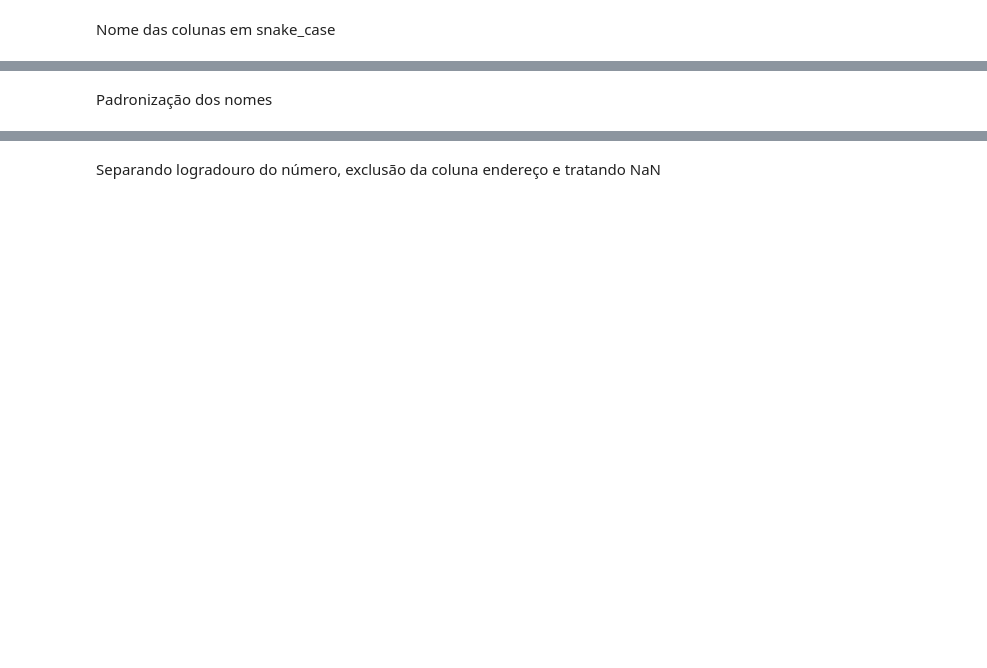
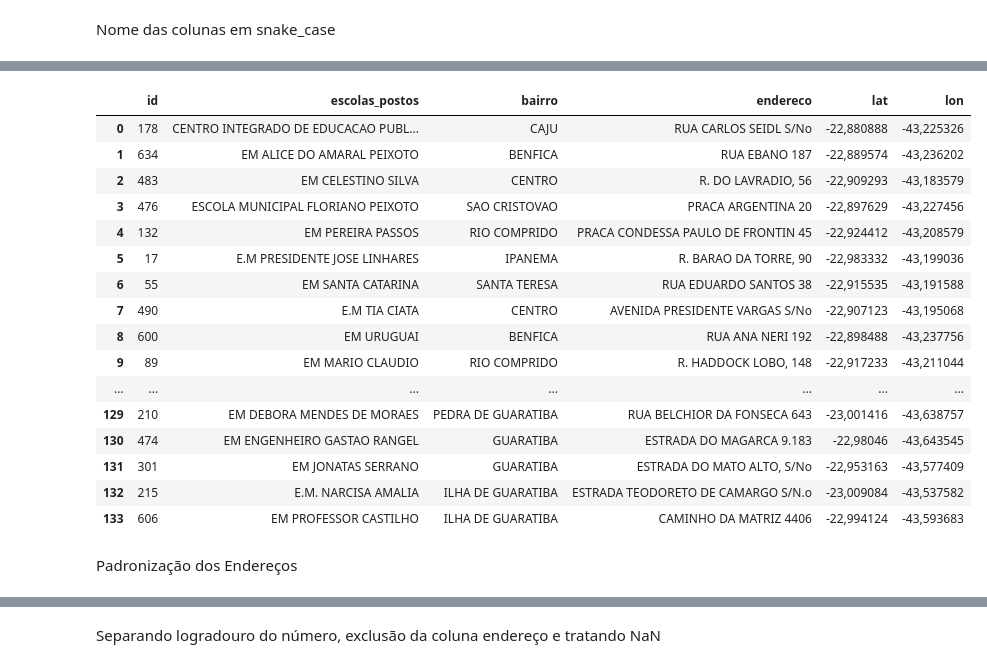
Before and after one commit to 1racosta/santander_coders, a Jupyter notebook: Técnicas de Programação/projeto_final.ipynb, the cells around one changed output, grey strips where cells are left out. Drawn from its saved outputs; the diff is of its cells as text; code cells hidden in the pictures; blank space fills up the shorter version.

```diff
--- a/Técnicas de Programação/projeto_final.ipynb
+++ b/Técnicas de Programação/projeto_final.ipynb
@@ -52,0 +202,33 @@ Todas as strings em maiúsculo
+# %%
+print('QTD de Duplicados em Lat e Lon: ')
+print(df_dados_entrega[['lat', 'lon']].duplicated().sum()) # 16 linhas duplicados lat e lon
+df_dados_entrega.drop_duplicates(subset=['lat', 'lon'], inplace=True)
+print('QTD de Duplicados Após Remoção de Duplicados em Lat e Lon: ')
+print(df_dados_entrega[['lat', 'lon']].duplicated().sum())
+
+print('QTD de Duplicados em ID: ')
+print(df_dados_entrega['id'].duplicated().sum()) # Existe 1 Duplicado em ID que não é Duplicados em Lat e Lon
+print(df_dados_entrega[df_dados_entrega[['id']].duplicated()]) #ID 413 Duplicado
+
+# Verificando as linhas dos IDs duplicados:
+print(df_dados_entrega[df_dados_entrega["id"] == 413])
+
+# Os IDs duplicados são realmente a mesma escola, porém estão com diferença na Latitude.
+# Está faltando o número 9 depois da vírgula na Latitude (Linha 15)
+# Pesquisamos no google qual Latitude era a correta (Latitude com o 9 é a correta - Linha 14)
+# Decisão: Remover a Linha Duplicada que está faltando o número 9 -> Remover Linha 15:
+
+# REMOVENDO A LINHA 15 E RESETANDO O INDEX:
+
+df_dados_entrega = df_dados_entrega.drop(15)
+df_dados_entrega.reset_index(drop=True, inplace=True)
+print(df_dados_entrega[df_dados_entrega["id"] == 413]) # Conferindo se removeu a duplicada de ID
+
+
+# Material Didático não possui Duplicados em ID:
+print('ID Duplicados no Material Didático:')
+print(df_material_didatico['id'].duplicated().sum()) # nenhuma linha de ID duplicada
+
+# Para Visualizar o DF
+pd.set_option('display.max_columns', None)
+pd.set_option('display.max_rows', None)
@@ -53,10 +253,24 @@ Todas as strings em maiúsculo
 # %%
-
-df_dados_entrega.loc[:, 'endereço '] = df_dados_entrega['endereço '].str.upper()
-df_subprefeituras.loc[:, 'nome'] = df_subprefeituras['nome'].str.upper()
-df_subprefeituras.loc[:, 'subprefeitura'] = df_subprefeituras['subprefeitura'].str.upper()
-# pd.set_option('display.max_columns', None)
-# pd.set_option('display.max_rows', None)
-# df_dados_entrega
+pd.set_option('display.max_columns', None)
+pd.set_option('display.max_rows', None)
+df_dados_entrega
+# %% [output]
+|  | id | escolas_postos | bairro | endereco | lat | lon |
+| 0 | 178 | CENTRO INTEGRADO DE EDUCACAO PUBL... | CAJU | RUA CARLOS SEIDL S/No | -22,880888 | -43,225326 |
+| 1 | 634 | EM ALICE DO AMARAL PEIXOTO | BENFICA | RUA EBANO 187 | -22,889574 | -43,236202 |
+| 2 | 483 | EM CELESTINO SILVA | CENTRO | R. DO LAVRADIO, 56 | -22,909293 | -43,183579 |
+| 3 | 476 | ESCOLA MUNICIPAL FLORIANO PEIXOTO | SAO CRISTOVAO | PRACA ARGENTINA 20 | -22,897629 | -43,227456 |
+| 4 | 132 | EM PEREIRA PASSOS | RIO COMPRIDO | PRACA CONDESSA PAULO DE FRONTIN 45 | -22,924412 | -43,208579 |
+| 5 | 17 | E.M PRESIDENTE JOSE LINHARES | IPANEMA | R. BARAO DA TORRE, 90 | -22,983332 | -43,199036 |
+| 6 | 55 | EM SANTA CATARINA | SANTA TERESA | RUA EDUARDO SANTOS 38 | -22,915535 | -43,191588 |
+| 7 | 490 | E.M TIA CIATA | CENTRO | AVENIDA PRESIDENTE VARGAS S/No | -22,907123 | -43,195068 |
+| 8 | 600 | EM URUGUAI | BENFICA | RUA ANA NERI 192 | -22,898488 | -43,237756 |
+| 9 | 89 | EM MARIO CLAUDIO | RIO COMPRIDO | R. HADDOCK LOBO, 148 | -22,917233 | -43,211044 |
+| ... | ... | ... | ... | ... | ... | ... |
+| 129 | 210 | EM DEBORA MENDES DE MORAES | PEDRA DE GUARATIBA | RUA BELCHIOR DA FONSECA 643 | -23,001416 | -43,638757 |
+| 130 | 474 | EM ENGENHEIRO GASTAO RANGEL | GUARATIBA | ESTRADA DO MAGARCA 9.183 | -22,98046 | -43,643545 |
+| 131 | 301 | EM JONATAS SERRANO | GUARATIBA | ESTRADA DO MATO ALTO, S/No | -22,953163 | -43,577409 |
+| 132 | 215 | E.M. NARCISA AMALIA | ILHA DE GUARATIBA | ESTRADA TEODORETO DE CAMARGO S/N.o | -23,009084 | -43,537582 |
+| 133 | 606 | EM PROFESSOR CASTILHO | ILHA DE GUARATIBA | CAMINHO DA MATRIZ 4406 | -22,994124 | -43,593683 |
 # %% [markdown]
-Padronização dos nomes
+Padronização dos Endereços
```
Also changed, not shown: parts of 26 cells of this notebook.
